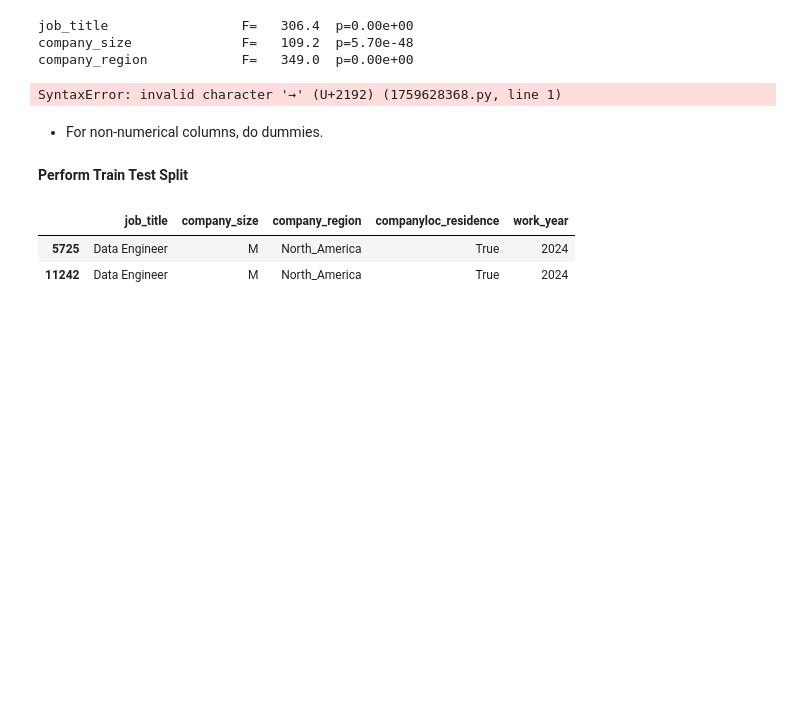
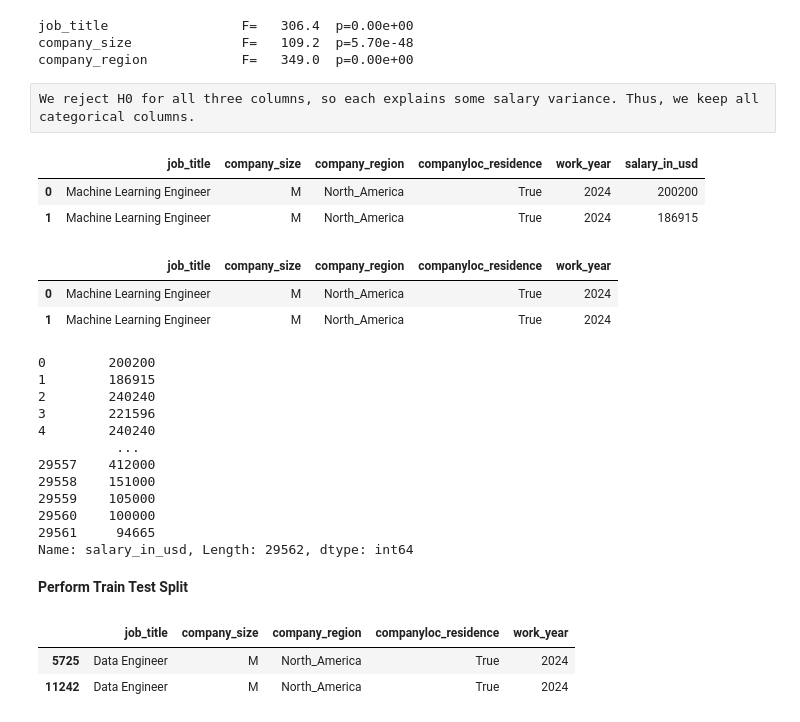
Before and after one commit to cadiyubu/Project_W7_CoffeeHealth, a Jupyter notebook: notebooks/explore_clean_data_diana.ipynb, the cells around one changed output. Cells and saved outputs as stored; diff of their text form; code cells hidden in the pictures; blank space fills up the shorter version.

Commit message:
First models versions

```diff
--- a/notebooks/explore_clean_data_diana.ipynb
+++ b/notebooks/explore_clean_data_diana.ipynb
@@ -298,15 +307,44 @@ for col in cat_cols:
 job_title                 F=   306.4  p=0.00e+00
 company_size              F=   109.2  p=5.70e-48
 company_region            F=   349.0  p=0.00e+00
-# %%
-High F, low p → category explains salary variance.
-# %% [output]
-SyntaxError: invalid character '→' (U+2192) (1759628368.py, line 1)
+# %% [raw]
+We reject H0 for all three columns, so each explains some salary variance. Thus, we keep all categorical columns.
+# %%
+def features_target_extract(df, drop_cols, target_col):
+    df_model = df.drop(columns=drop_cols, errors='ignore')
+    if target_col in df_model.columns:
+        features = df_model.drop(columns=[target_col])
+        target = df_model[target_col]
+        return df_model, features, target
+    else:
+        # test set: no target — return features only
+        print('No target column; returning features only')
+        return df_model, df_model, None
 # %%
-features=X.drop(columns=['salary_in_usd']) #-> dropping the target
-target=X.salary_in_usd
+X, features, target = features_target_extract(X, [], 'salary_in_usd')
-# %% [markdown]
-- For non-numerical columns, do dummies.
+# %%
+display(X.head(2))
+display(features.head(2))
+display(target)
+# %% [output]
+|  | job_title | company_size | company_region | companyloc_residence | work_year | salary_in_usd |
+| 0 | Machine Learning Engineer | M | North_America | True | 2024 | 200200 |
+| 1 | Machine Learning Engineer | M | North_America | True | 2024 | 186915 |
+|  | job_title | company_size | company_region | companyloc_residence | work_year |
+| 0 | Machine Learning Engineer | M | North_America | True | 2024 |
+| 1 | Machine Learning Engineer | M | North_America | True | 2024 |
+0        200200
+1        186915
+2        240240
+3        221596
+4        240240
+          ...
+29557    412000
+29558    151000
+29559    105000
+29560    100000
+29561     94665
+Name: salary_in_usd, Length: 29562, dtype: int64
 # %% [markdown]
 **Perform Train Test Split**
 # %%
```
Also changed, not shown: parts of 25 cells of this notebook.
